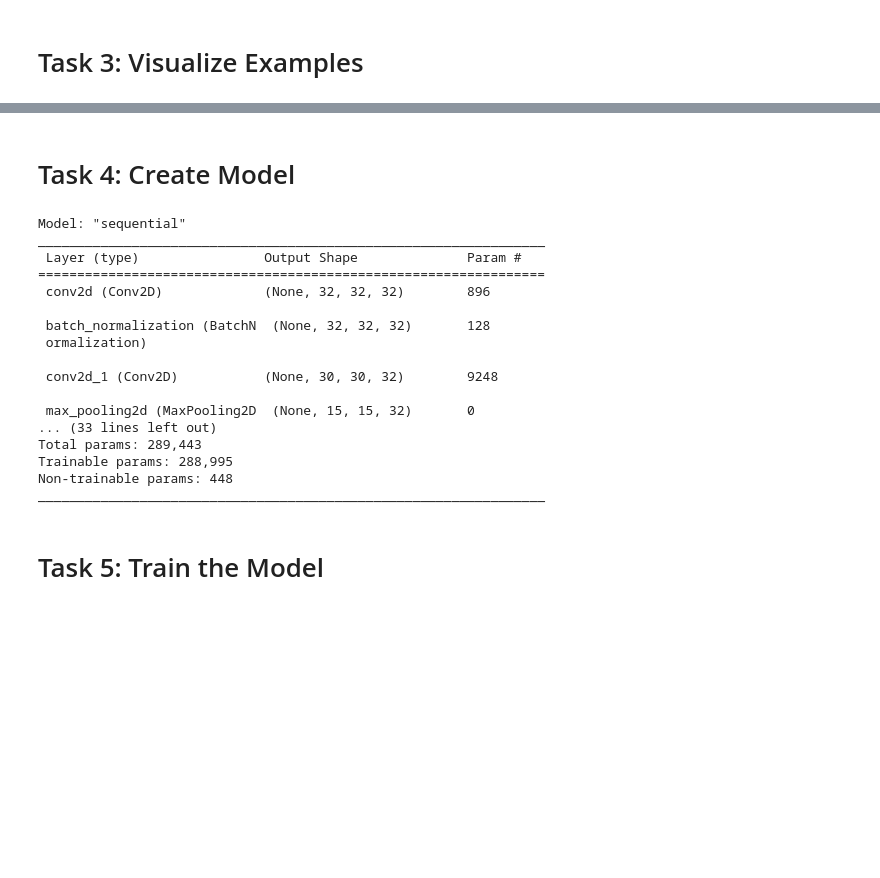
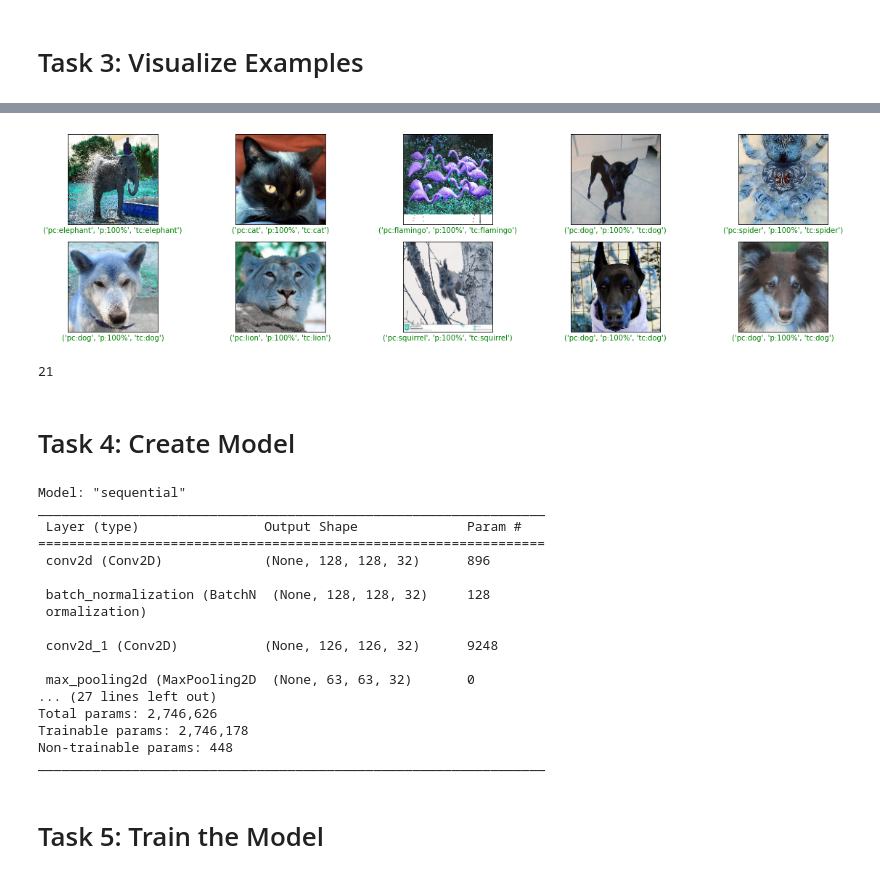
Before and after one commit to khandakerrahin/Image-Classification-with-CNN-using-Keras, a Jupyter notebook: image_classification_CNN_keras.ipynb, the cells around one changed output, grey strips where cells are left out. Drawn from its saved outputs; the diff is of its cells as text; code cells hidden in the pictures; blank space fills up the shorter version.

```diff
--- a/image_classification_CNN_keras.ipynb
+++ b/image_classification_CNN_keras.ipynb
@@ -117,3 +246,29 @@ show_random_examples(x_test, y_test, y_test)
+# %%
+def show_similar_images(x, y, p, specific_class):
+#     indices = np.random.choice(range(x.shape[0]), 10, replace=False)
+
+#     x = x[indices]
+#     y = y[indices]
+#     p = p[indices]
+
+    plt.figure(figsize=(20, 5))
+    for i in range(10):
+        plt.subplot(2, 5, 1 + i)
+        plt.imshow(x[i])
+        plt.xticks([])
+        plt.yticks([])
+        col = 'green' if np.argmax(y[i]) == np.argmax(p[i]) else 'red'
+        sblabel = i, "pc:"+str(np.argmax(p[i])), "p:"+str(max(p[i])*100)+"%", "tc:"+str(np.argmax(y[i]))
+        plt.xlabel(sblabel, color=col)
+    plt.show()
+
+show_random_examples(x_train, y_train, y_train)
+# %% [output]
+[figure, added]
+# %%
+print(np.argmax(y_train[0]))
+# %% [output]
+21
 # %% [markdown]
 # Task 4: Create Model
 # %%
@@ -126,18 +281,18 @@ def create_model():
         model.add(BatchNormalization())
         model.add(Conv2D(num_filters, 3, activation='relu'))
         model.add(MaxPooling2D(pool_size=2))
-        model.add(Dropout(0.5))
+#         model.add(Dropout(0.5))
         return model
 
     model = tf.keras.models.Sequential()
-    model.add(Input(shape=(32, 32,3)))
+    model.add(Input(shape=(128, 128,3)))
 
     model = add_conv_block(model, 32)
     model = add_conv_block(model, 64)
     model = add_conv_block(model, 128)
 
     model.add(Flatten())
-    model.add(Dense(3, activation='softmax'))
+    model.add(Dense(98, activation='softmax'))
 
     model.compile(
         loss='categorical_crossentropy',
@@ -152,17 +307,17 @@ Model: "sequential"
 _________________________________________________________________
  Layer (type)                Output Shape              Param #
 =================================================================
- conv2d (Conv2D)             (None, 32, 32, 32)        896
+ conv2d (Conv2D)             (None, 128, 128, 32)      896
 
- batch_normalization (BatchN  (None, 32, 32, 32)       128
+ batch_normalization (BatchN  (None, 128, 128, 32)     128
  ormalization)
 
- conv2d_1 (Conv2D)           (None, 30, 30, 32)        9248
+ conv2d_1 (Conv2D)           (None, 126, 126, 32)      9248
 
- max_pooling2d (MaxPooling2D  (None, 15, 15, 32)       0
-... (33 lines left out)
-Total params: 289,443
-Trainable params: 288,995
+ max_pooling2d (MaxPooling2D  (None, 63, 63, 32)       0
+... (27 lines left out)
+Total params: 2,746,626
+Trainable params: 2,746,178
 Non-trainable params: 448
 _________________________________________________________________
 # %% [markdown]
```
Also changed, not shown: parts of 25 cells of this notebook.
